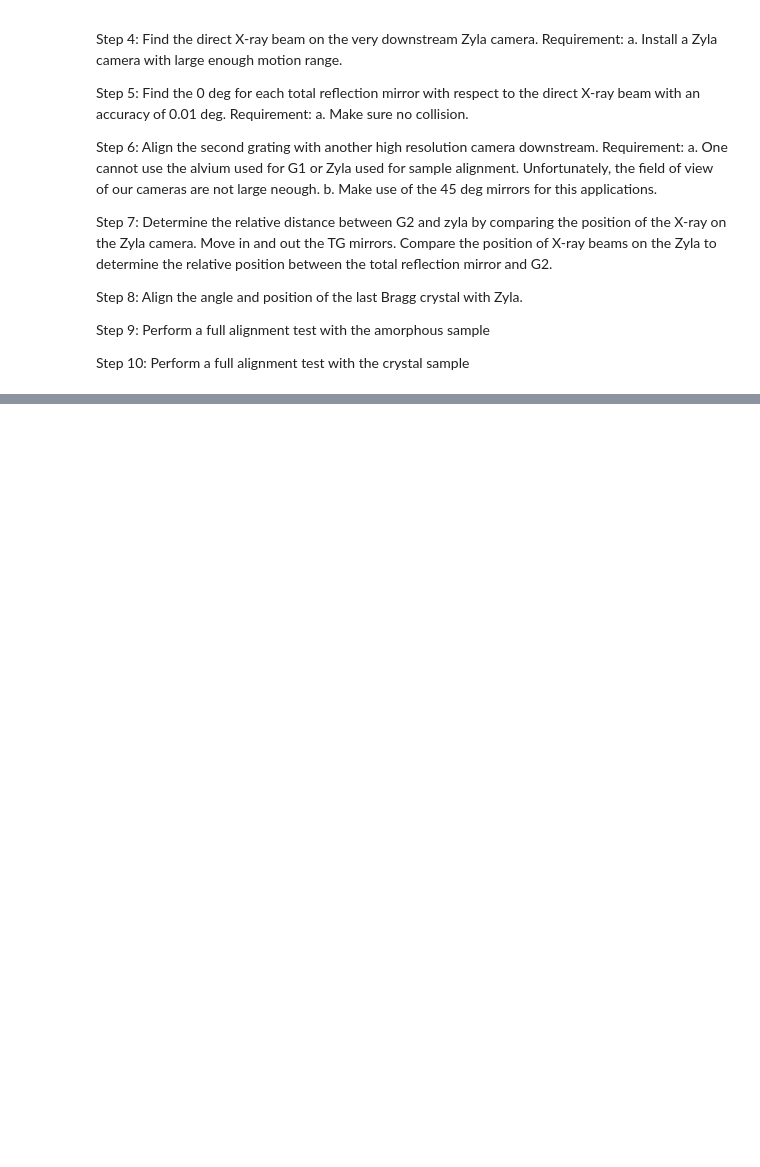
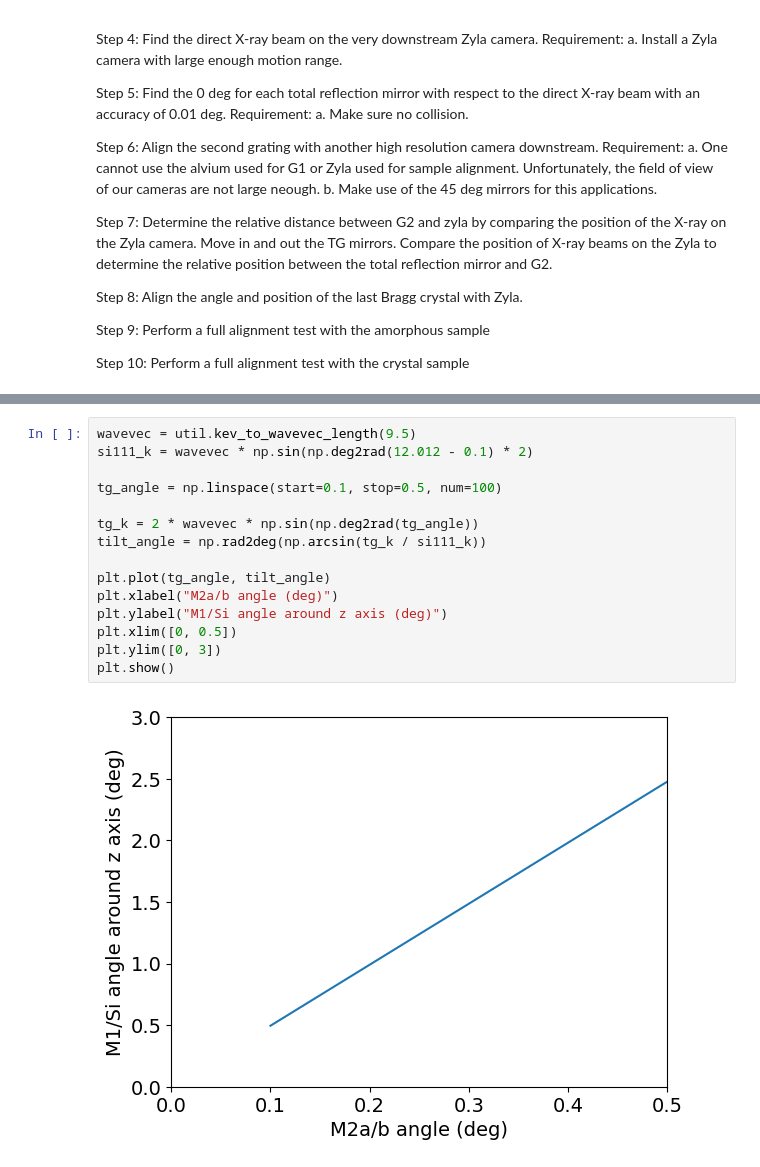
Before and after one commit to haoyuanli93/XRaySimulation, a Jupyter notebook: Example/TG_L10237/get_trjectory_model_old_grating.ipynb, the cells around one changed output, grey strips where cells are left out. Cells and saved outputs as stored; diff of their text form; blank space fills up the shorter version.

```diff
--- a/Example/TG_L10237/get_trjectory_model_old_grating.ipynb
+++ b/Example/TG_L10237/get_trjectory_model_old_grating.ipynb
@@ -881,0 +918,17 @@ Step 10: Perform a full alignment test with the crystal sample
+# %%
+wavevec = util.kev_to_wavevec_length(9.5)
+si111_k = wavevec * np.sin(np.deg2rad(12.012 - 0.1) * 2)
+
+tg_angle = np.linspace(start=0.1, stop=0.5, num=100)
+
+tg_k = 2 * wavevec * np.sin(np.deg2rad(tg_angle))
+tilt_angle = np.rad2deg(np.arcsin(tg_k / si111_k))
+
+plt.plot(tg_angle, tilt_angle)
+plt.xlabel("M2a/b angle (deg)")
+plt.ylabel("M1/Si angle around z axis (deg)")
+plt.xlim([0, 0.5])
+plt.ylim([0, 3])
+plt.show()
+# %% [output]
+[figure, added]
```
Also changed, not shown: parts of 10 cells of this notebook, 1 other file.
